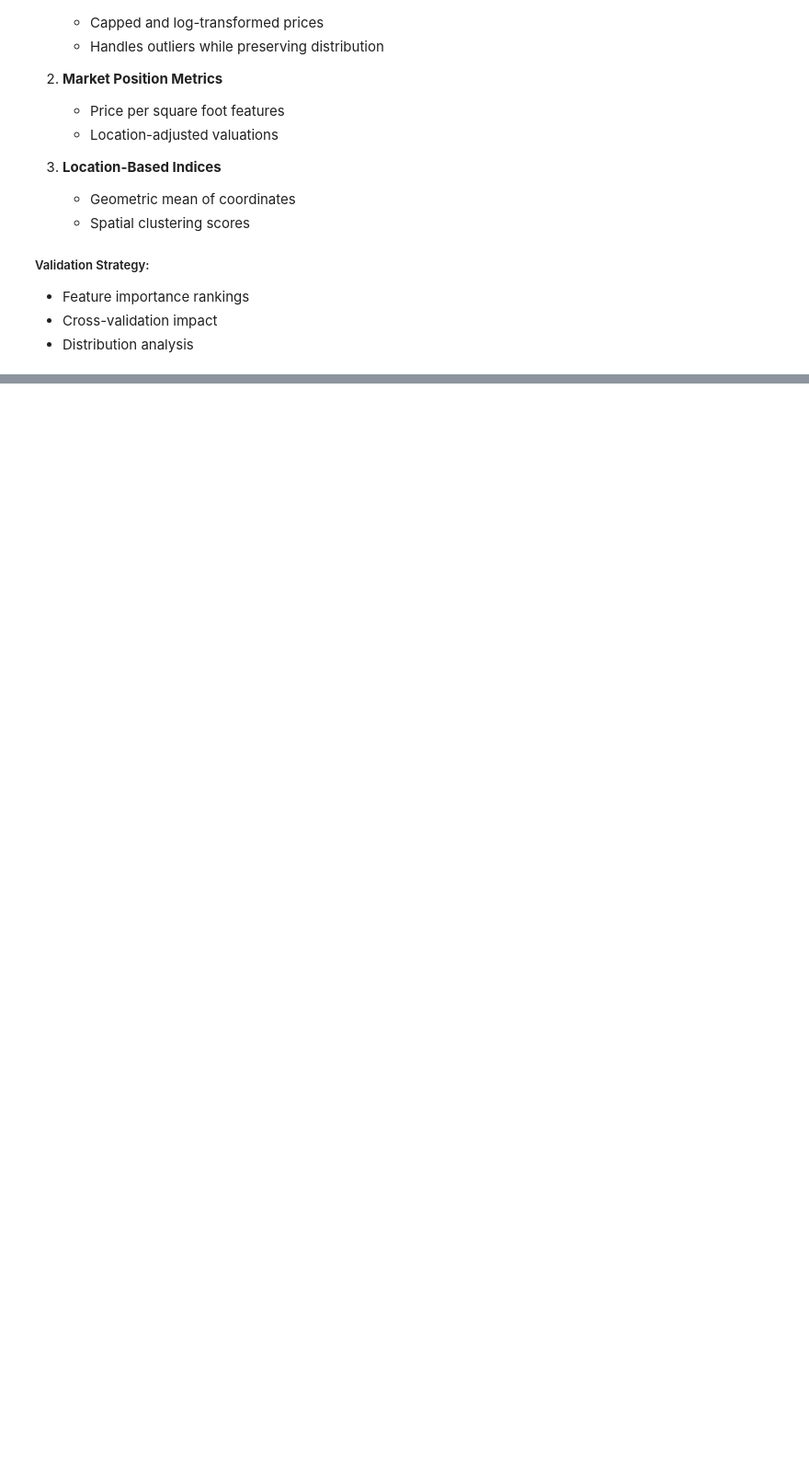
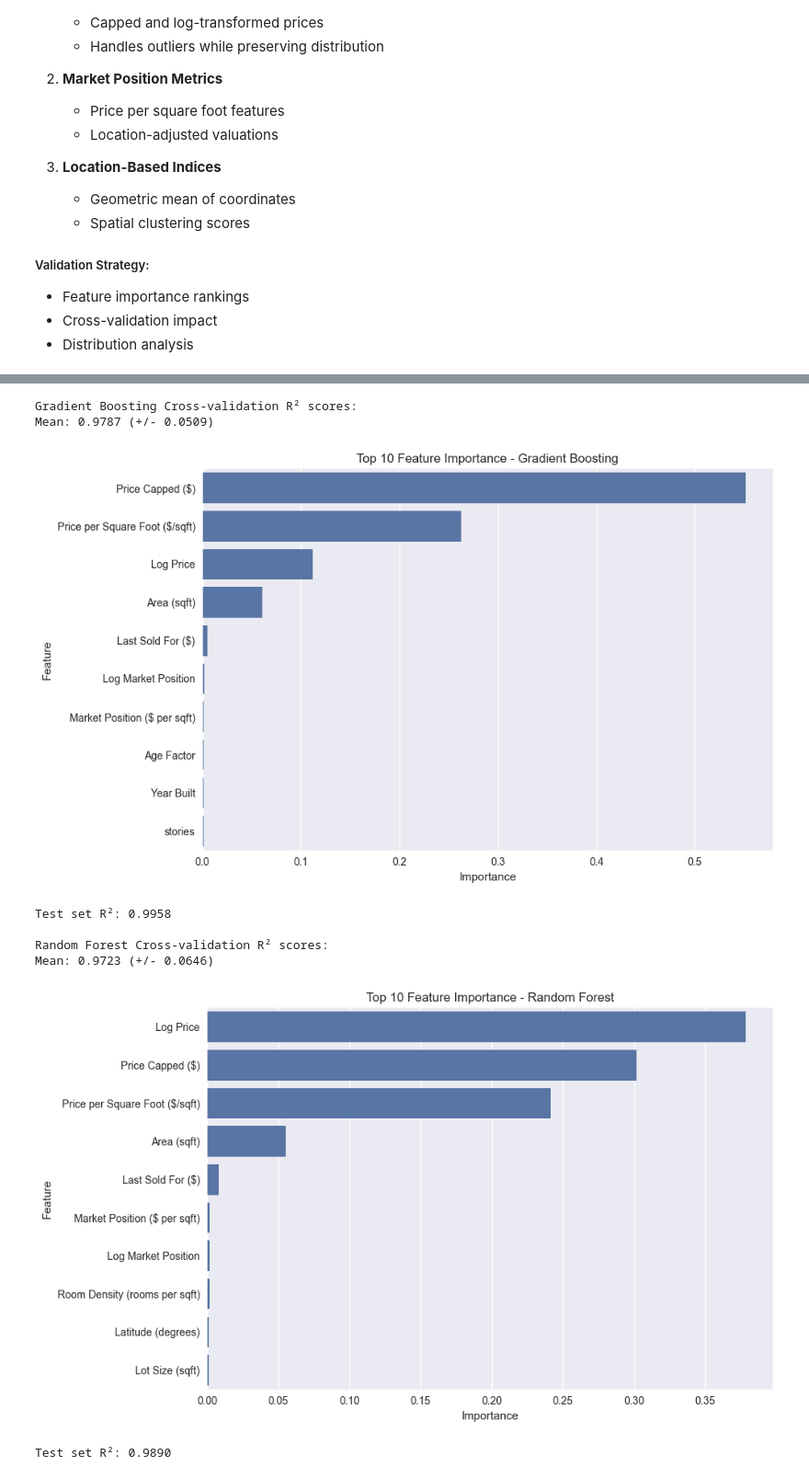
Before and after one commit to CSY2082-2425/assignment-1-ryantigi254, a Jupyter notebook: main_assginment.ipynb, the cells around one changed output, grey strips where cells are left out. Shown at 92% size. Saved outputs shown, nothing was run; the diff lists cells and outputs as text; code cells hidden in the pictures; blank space fills up the shorter version.

Commit message:
Model built and clustering begun

```diff
--- a/main_assginment.ipynb
+++ b/main_assginment.ipynb
@@ -1443,0 +1754,79 @@ df_processed.to_csv('preprocessed_housing_dataset.csv', index=False)
+# %%
+import os
+os.environ['MKL_DISABLE_FAST_MM'] = '1'
+
+import pandas as pd
+import numpy as np
+from sklearn.model_selection import cross_val_score, KFold
+from sklearn.ensemble import GradientBoostingRegressor, RandomForestRegressor
+from sklearn.metrics import r2_score
+import matplotlib.pyplot as plt
+import seaborn as sns
+
+# Load the data
+X_train = pd.read_csv('data/train/scaled.csv')
+X_test = pd.read_csv('data/test/scaled.csv')
+y_train = pd.read_csv('data/train/target.csv').values.ravel()
+y_test = pd.read_csv('data/test/target.csv').values.ravel()
+
+# Initialize models with reduced complexity
+gb_model = GradientBoostingRegressor(
+    n_estimators=100,
+    max_depth=5,
+    min_samples_split=5,
+    learning_rate=0.1,
+    random_state=42
+)
+
+rf_model = RandomForestRegressor(
+    n_estimators=100,
+    max_depth=10,
+    min_samples_split=5,
+    random_state=42
+)
+
+# Perform 5-fold cross-validation
+kf = KFold(n_splits=5, shuffle=True, random_state=42)
+models = {'Gradient Boosting': gb_model, 'Random Forest': rf_model}
+
+for name, model in models.items():
+    # Cross validation scores
+    cv_scores = cross_val_score(model, X_train, y_train, cv=kf, scoring='r2')
+    print(f'\n{name} Cross-validation R² scores:')
+    print(f'Mean: {cv_scores.mean():.4f} (+/- {cv_scores.std() * 2:.4f})')
+
+    # Train model and get feature importance
+    model.fit(X_train, y_train)
+
+    # Calculate feature importance
+    if name == 'Gradient Boosting':
+        importance = model.feature_importances_
+    else:
+        importance = model.feature_importances_
+
+    # Plot feature importance
+    feat_importance = pd.DataFrame({
+        'Feature': X_train.columns,
+        'Importance': importance
+    }).sort_values('Importance', ascending=False)
+
+    plt.figure(figsize=(10, 6))
+    sns.barplot(data=feat_importance.head(10), x='Importance', y='Feature')
+    plt.title(f'Top 10 Feature Importance - {name}')
+    plt.tight_layout()
+    plt.show()
+
+    # Test set performance
+    y_pred = model.predict(X_test)
+    test_r2 = r2_score(y_test, y_pred)
+    print(f'Test set R²: {test_r2:.4f}')
+# %% [output]
+Gradient Boosting Cross-validation R² scores:
+Mean: 0.9787 (+/- 0.0509)
+[figure, added]
+Test set R²: 0.9958
+
+Random Forest Cross-validation R² scores:
+Mean: 0.9723 (+/- 0.0646)
+[figure, added]
+Test set R²: 0.9890
```
Also changed, not shown: parts of 38 cells of this notebook, 17 other files.
